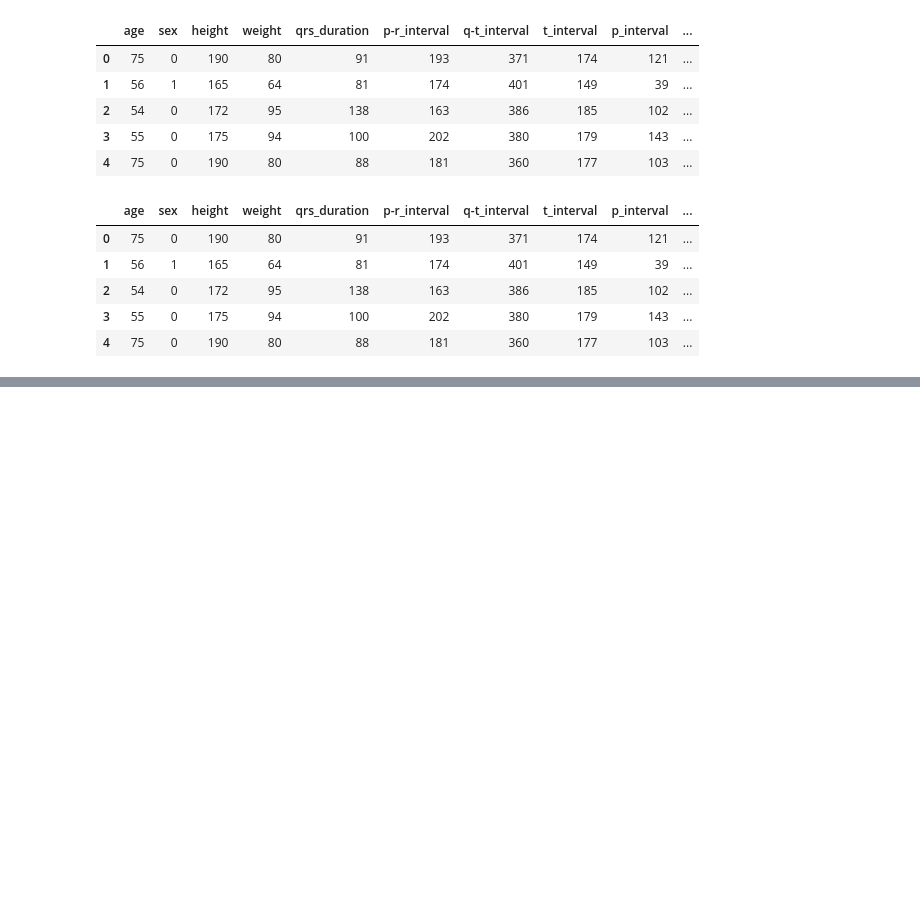
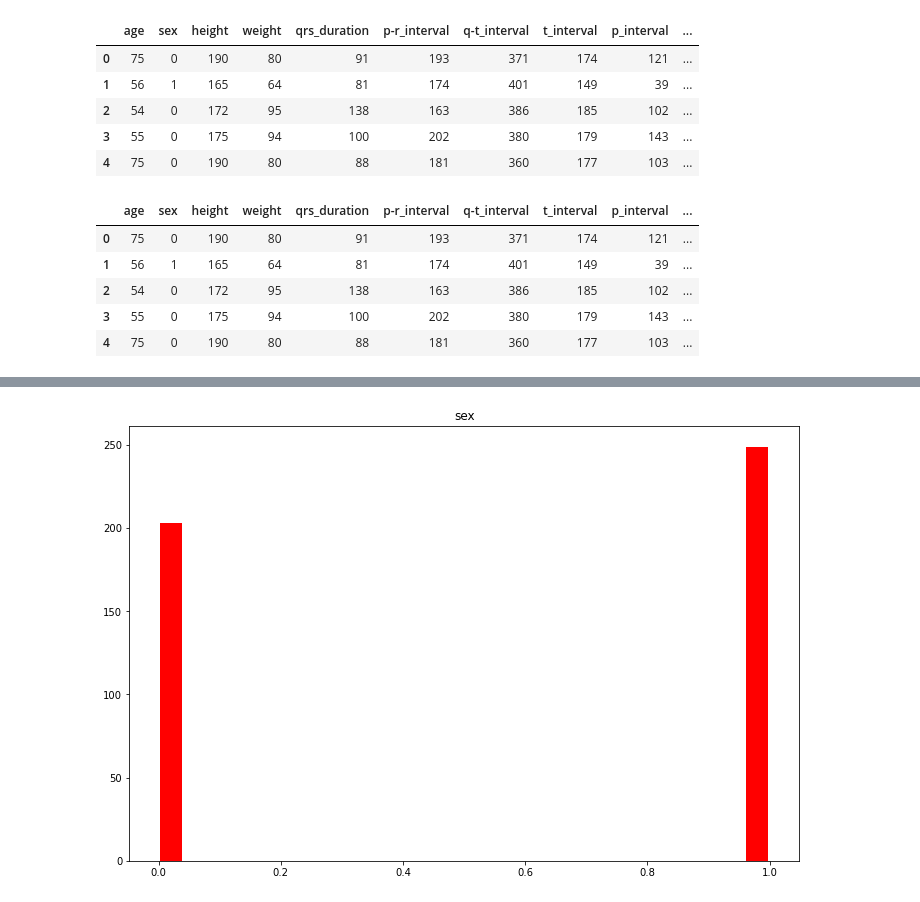
Before and after one commit to Almandiro/Rutgers_DS_Project_1, a Jupyter notebook: clean_heart_data_jg.ipynb, the cells around one changed output, grey strips where cells are left out. Cells and saved outputs as stored; diff of their text form; code cells hidden in the pictures; blank space fills up the shorter version.

```diff
--- a/clean_heart_data_jg.ipynb
+++ b/clean_heart_data_jg.ipynb
@@ -99,0 +146,7 @@ replaced = dummy_df.replace(['?'],0)
+# %%
+#Distribution of Sex
+#Male = 0
+#Female = 1
+ax = replaced_df.hist(column='sex', bins=25, grid=False, figsize=(12,8), color='red', zorder=2, rwidth=0.9)
+# %% [output]
+[figure, added]
```
Also changed, not shown: parts of 4 cells of this notebook.
